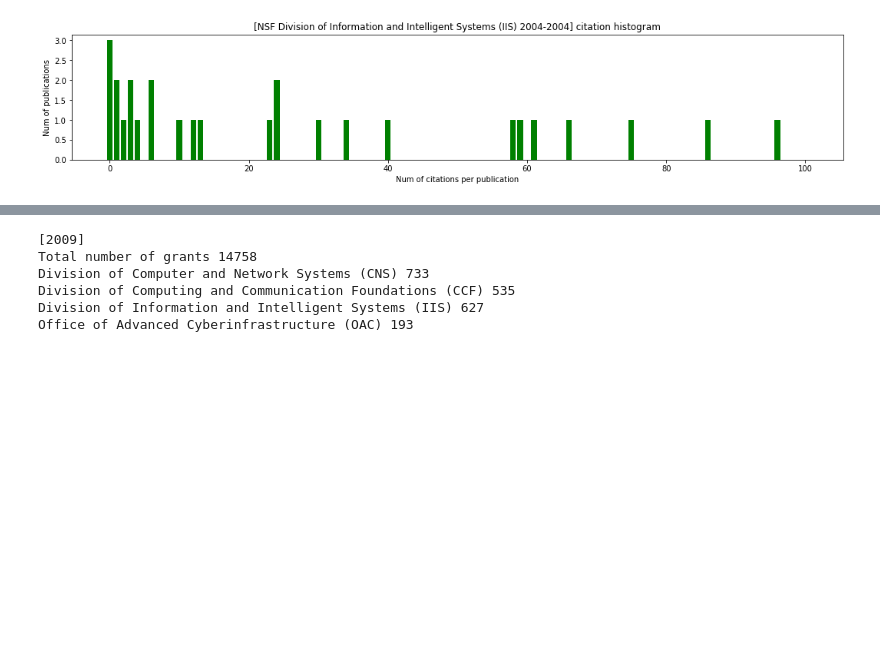
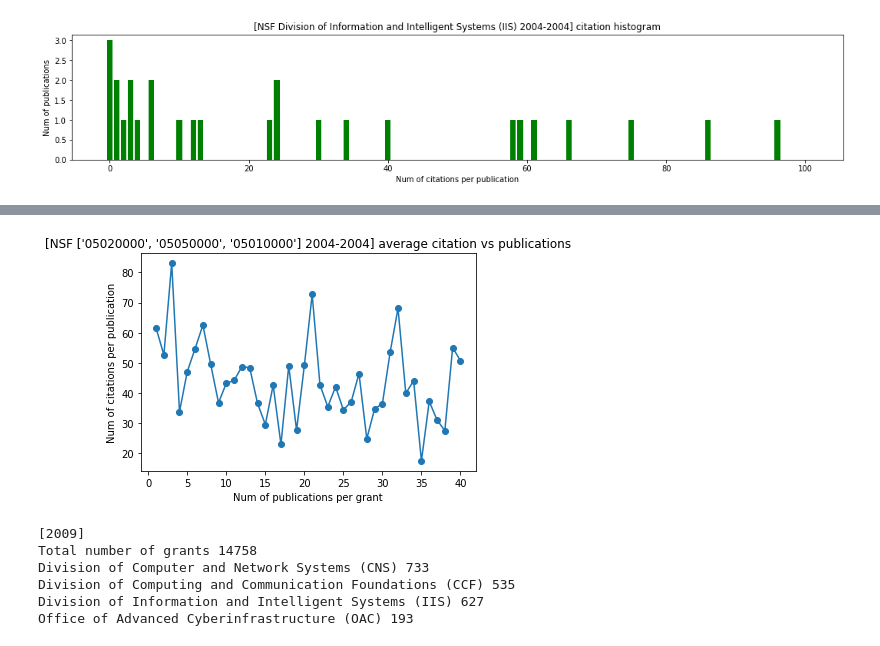
Before and after one commit to shinminjeong/moneymatters, a Jupyter notebook: scripts/NSF CISE stats - num citations vs publications.ipynb, the cells around one changed output, grey strips where cells are left out. Saved outputs shown, nothing was run; the diff lists cells and outputs as text; code cells hidden in the pictures; blank space fills up the shorter version.

```diff
--- a/scripts/NSF CISE stats.ipynb
+++ b/scripts/NSF CISE stats - num citations vs publications.ipynb
@@ -129,3 +164,7 @@ Total 1 grants with 30 publications. Average 43.333333333333336 citations from t
+# %%
+pub_avgcit_relation(data, ["05020000", "05050000", "05010000"], range(1, 41))
+# %% [output]
+[figure, added]
 # %%
 data = {}
 years = [2009]
```
Also changed, not shown: parts of 10 cells of this notebook, 5 other files.
